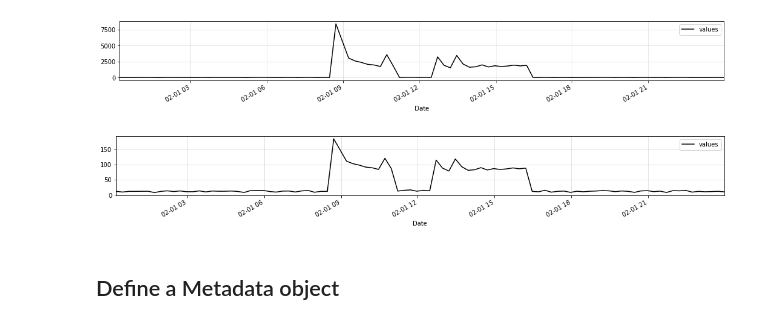
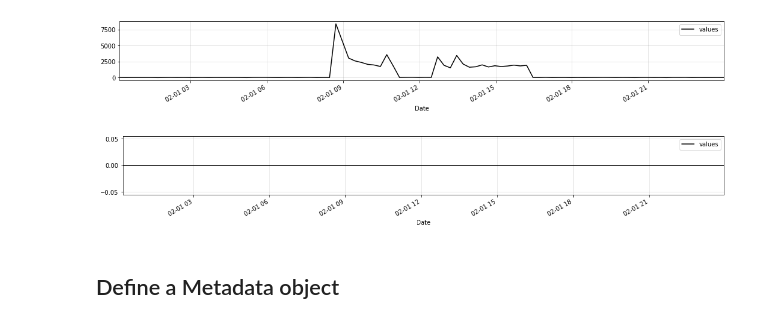
Before and after one commit to timeatlas-dev/timeatlas, a Jupyter notebook: notebooks/scrapbook.ipynb, the cells around one changed output. Saved outputs shown, nothing was run; the diff lists cells and outputs as text; code cells hidden in the pictures.

```diff
--- a/notebooks/scrapbook.ipynb
+++ b/notebooks/scrapbook.ipynb
@@ -87,6 +87,6 @@ ts.apply(lambda x : x**2).plot()
 # %% [output]
 [figure]
 # %%
-ts.apply(lambda x,y: x+y, ts).plot()
+ts.apply(lambda x,y: x-y, ts).plot()
 # %% [output]
-[figure, old version]
+[figure, new version]
```
Also changed, not shown: parts of 1 cell of this notebook.
